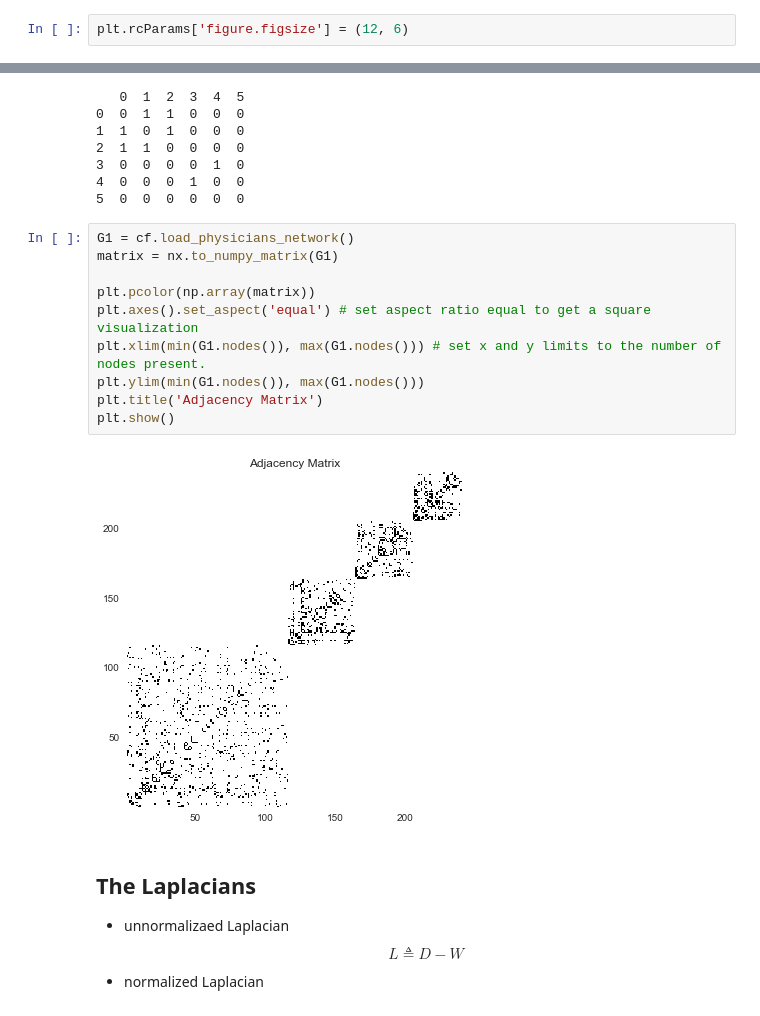
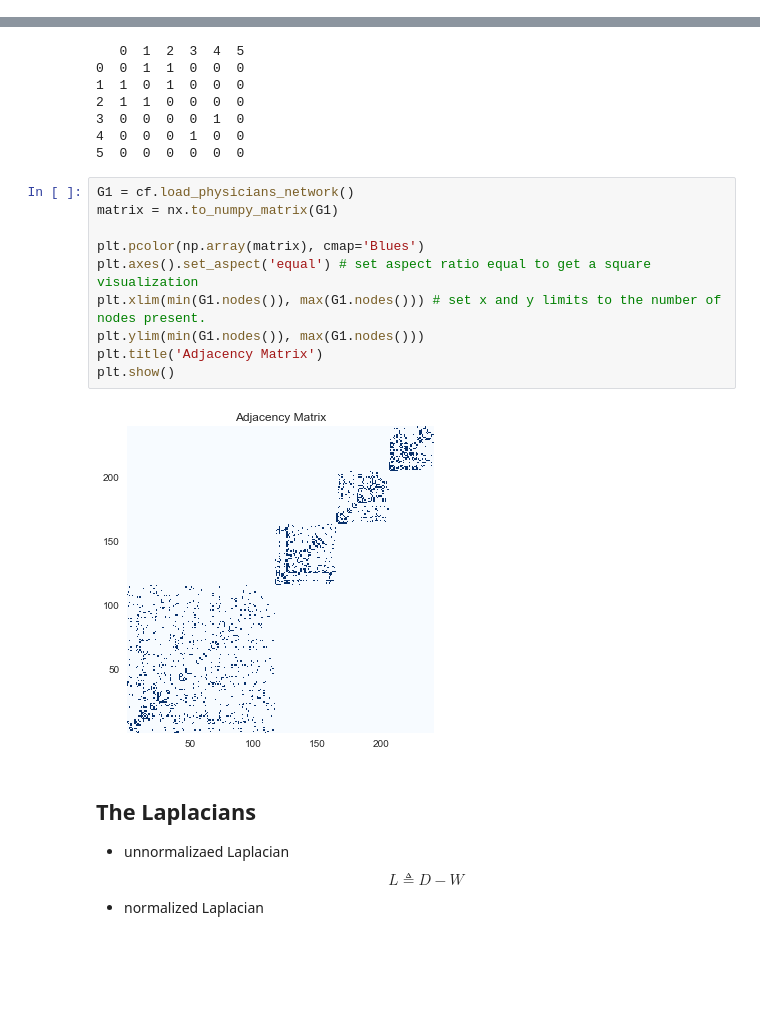
Before and after one commit to weifei/StudyTopics, a Jupyter notebook: clustering/A Primer On Spectral Clustering.ipynb, the cells around one changed output, grey strips where cells are left out. Drawn from its saved outputs; the diff is of its cells as text; blank space fills up the shorter version.

```diff
--- a/clustering/A Primer On Spectral Clustering.ipynb
+++ b/clustering/A Primer On Spectral Clustering.ipynb
@@ -13,5 +17,3 @@ import random
 # %% [output]
 The autoreload extension is already loaded. To reload it, use:
   %reload_ext autoreload
-# %%
-plt.rcParams['figure.figsize'] = (12, 6)
@@ -179,15 +191,15 @@ print W
 # %%
 G1 = cf.load_physicians_network()
 matrix = nx.to_numpy_matrix(G1)
 
-plt.pcolor(np.array(matrix))
+plt.pcolor(np.array(matrix), cmap='Blues')
 plt.axes().set_aspect('equal') # set aspect ratio equal to get a square visualization
 plt.xlim(min(G1.nodes()), max(G1.nodes())) # set x and y limits to the number of nodes present.
 plt.ylim(min(G1.nodes()), max(G1.nodes()))
 plt.title('Adjacency Matrix')
 plt.show()
 # %% [output]
-[figure, old version]
+[figure, new version]
 # %% [markdown]
 
 ## The Laplacians
```
Also changed, not shown: parts of 20 cells of this notebook, 1 other file.
